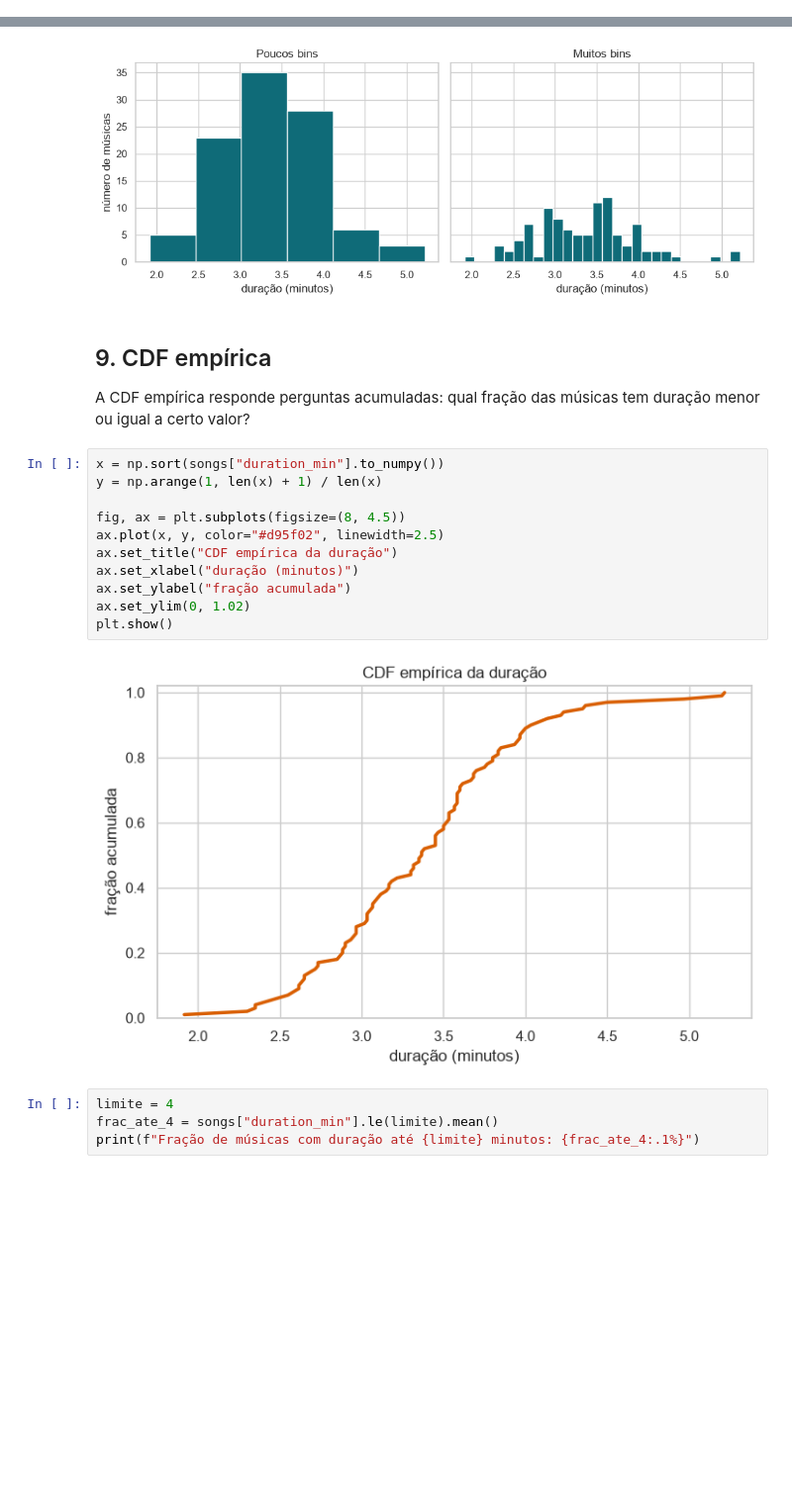
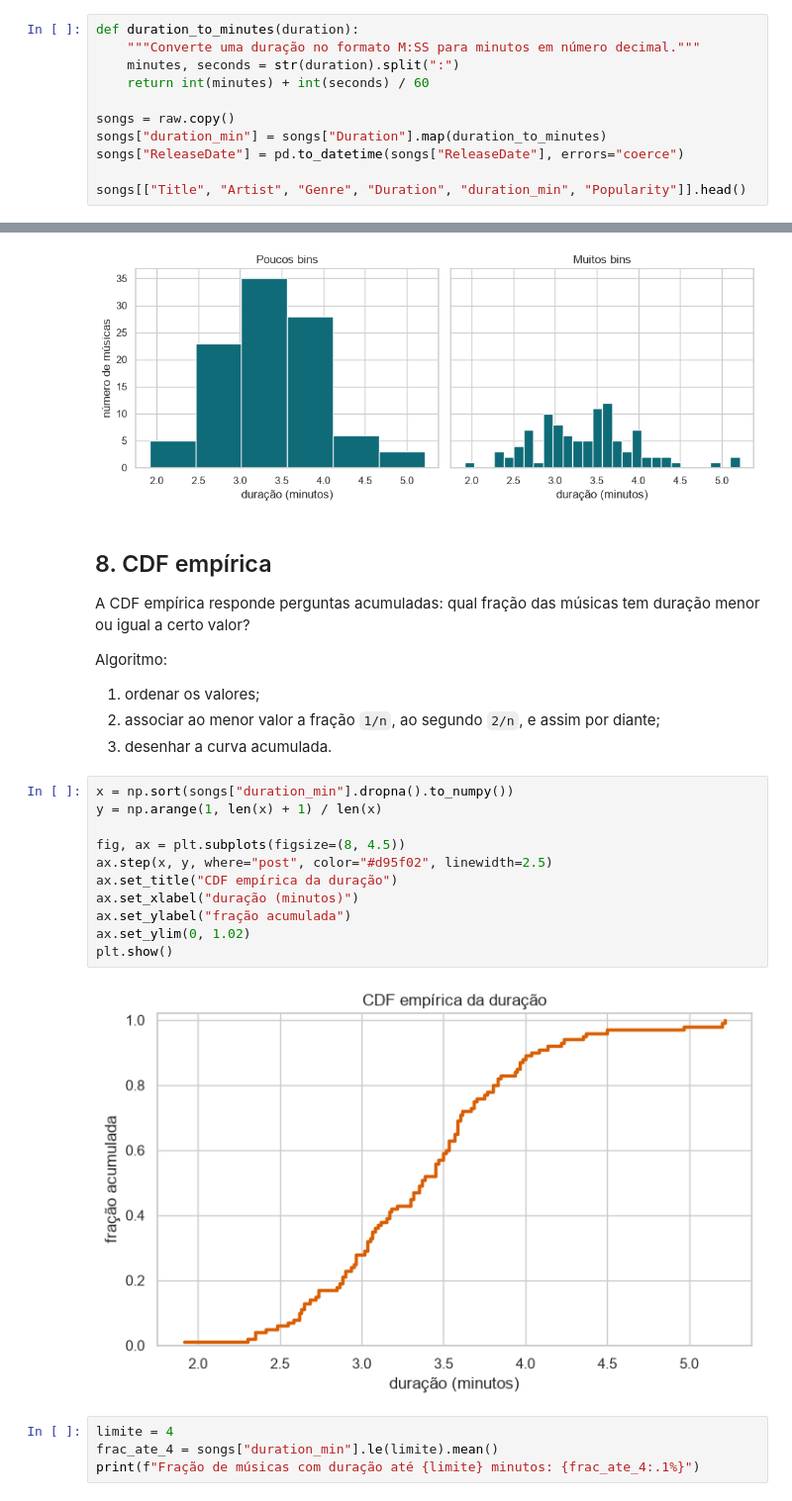
Before and after one commit to heitorramos/icd, a Jupyter notebook: exemplos/06-tendencias-centrais/notebook.ipynb, the cells around one changed output, grey strips where cells are left out. Shown at 99% size. Drawn from its saved outputs; the diff is of its cells as text; blank space fills up the shorter version.

```diff
--- a/exemplos/06-tendencias-centrais/notebook.ipynb
+++ b/exemplos/06-tendencias-centrais/notebook.ipynb
@@ -112,0 +75,11 @@ dtype: int64
+# %%
+def duration_to_minutes(duration):
+    """Converte uma duração no formato M:SS para minutos em número decimal."""
+    minutes, seconds = str(duration).split(":")
+    return int(minutes) + int(seconds) / 60
+
+songs = raw.copy()
+songs["duration_min"] = songs["Duration"].map(duration_to_minutes)
+songs["ReleaseDate"] = pd.to_datetime(songs["ReleaseDate"], errors="coerce")
+
+songs[["Title", "Artist", "Genre", "Duration", "duration_min", "Popularity"]].head()
@@ -193,22 +203,28 @@ plt.show()
 # %% [output]
 [figure]
 # %% [markdown]
-## 9. CDF empírica
+## 8. CDF empírica
 
 A CDF empírica responde perguntas acumuladas: qual fração das músicas tem duração menor ou igual a certo valor?
+
+Algoritmo:
+
+1. ordenar os valores;
+2. associar ao menor valor a fração `1/n`, ao segundo `2/n`, e assim por diante;
+3. desenhar a curva acumulada.
 # %%
-x = np.sort(songs["duration_min"].to_numpy())
+x = np.sort(songs["duration_min"].dropna().to_numpy())
 y = np.arange(1, len(x) + 1) / len(x)
 
 fig, ax = plt.subplots(figsize=(8, 4.5))
-ax.plot(x, y, color="#d95f02", linewidth=2.5)
+ax.step(x, y, where="post", color="#d95f02", linewidth=2.5)
 ax.set_title("CDF empírica da duração")
 ax.set_xlabel("duração (minutos)")
 ax.set_ylabel("fração acumulada")
 ax.set_ylim(0, 1.02)
 plt.show()
 # %% [output]
-[figure, old version]
+[figure, new version]
 # %%
 limite = 4
 frac_ate_4 = songs["duration_min"].le(limite).mean()
```
Also changed, not shown: parts of 71 cells of this notebook, 15 other files.
